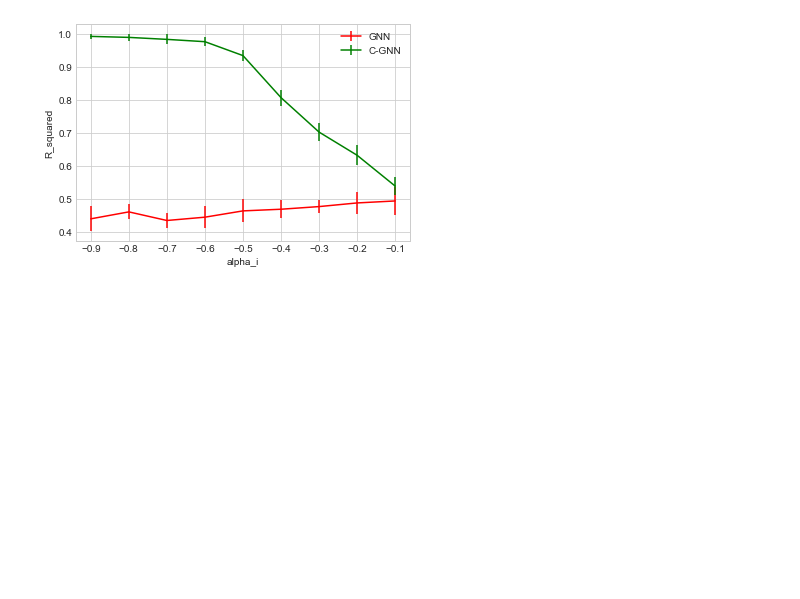
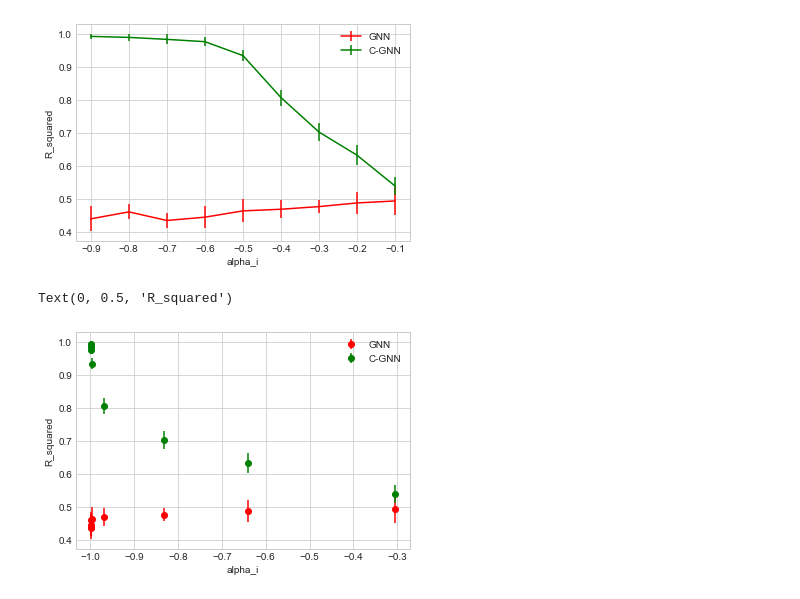
Before and after one commit to ChatterjeeAyan/gnn-residual-correlation-extension, a Jupyter notebook: Ising Model Homophily Test Logs/Ising Model Visualizations .ipynb, the cells around one changed output. Drawn from its saved outputs; the diff is of its cells as text; code cells hidden in the pictures; blank space fills up the shorter version.

```diff
--- a/Ising Model Homophily Test Logs/Ising Model Visualizations .ipynb
+++ b/Ising Model Homophily Test Logs/Ising Model Visualizations .ipynb
@@ -58,3 +67,12 @@ plt.ylabel('R_squared')
 # %% [output]
 Text(0, 0.5, 'R_squared')
 [figure]
+# %%
+plt.errorbar(neg_alpha, neg_gnn_mean, yerr=neg_gnn_std,color='r',label='GNN',fmt='o')
+plt.errorbar(neg_alpha, neg_cgnn_mean, yerr=neg_cgnn_std,color='g',label='C-GNN',fmt='o')
+plt.legend()
+plt.xlabel('alpha_i')
+plt.ylabel('R_squared')
+# %% [output]
+Text(0, 0.5, 'R_squared')
+[figure, added]
```
Also changed, not shown: parts of 3 cells of this notebook.
